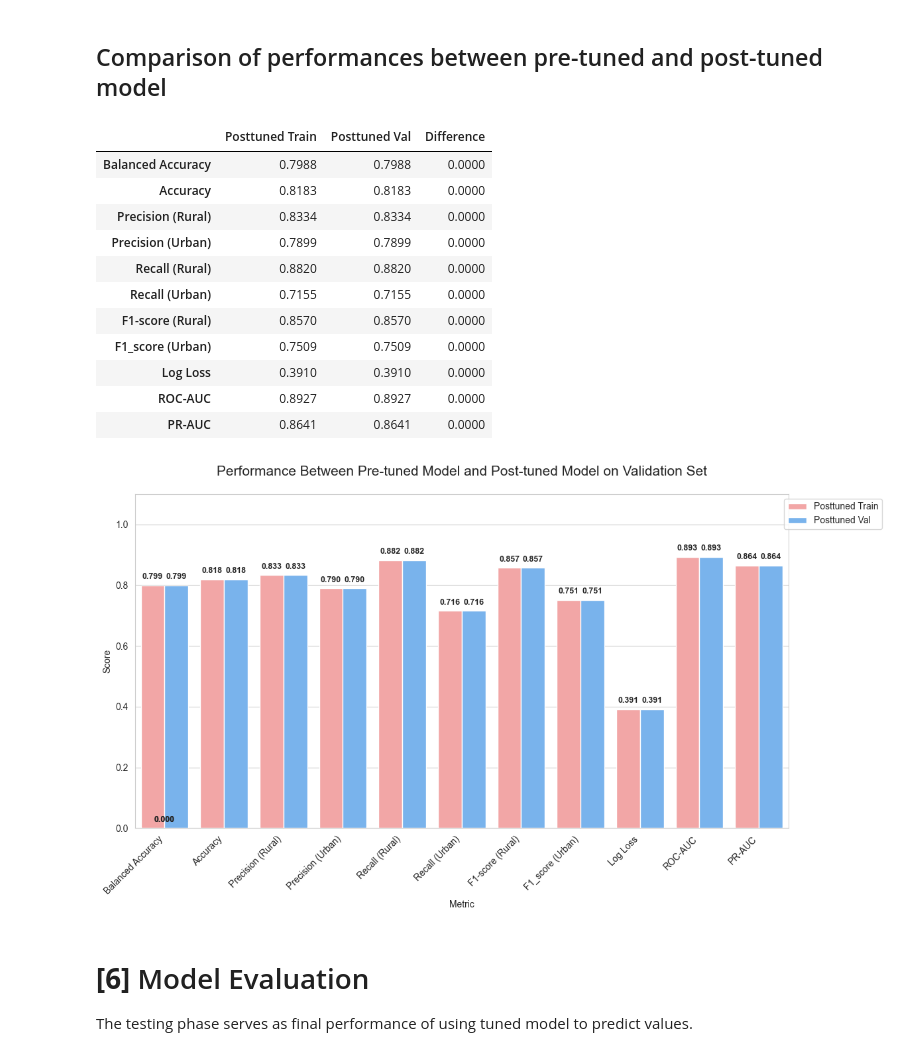
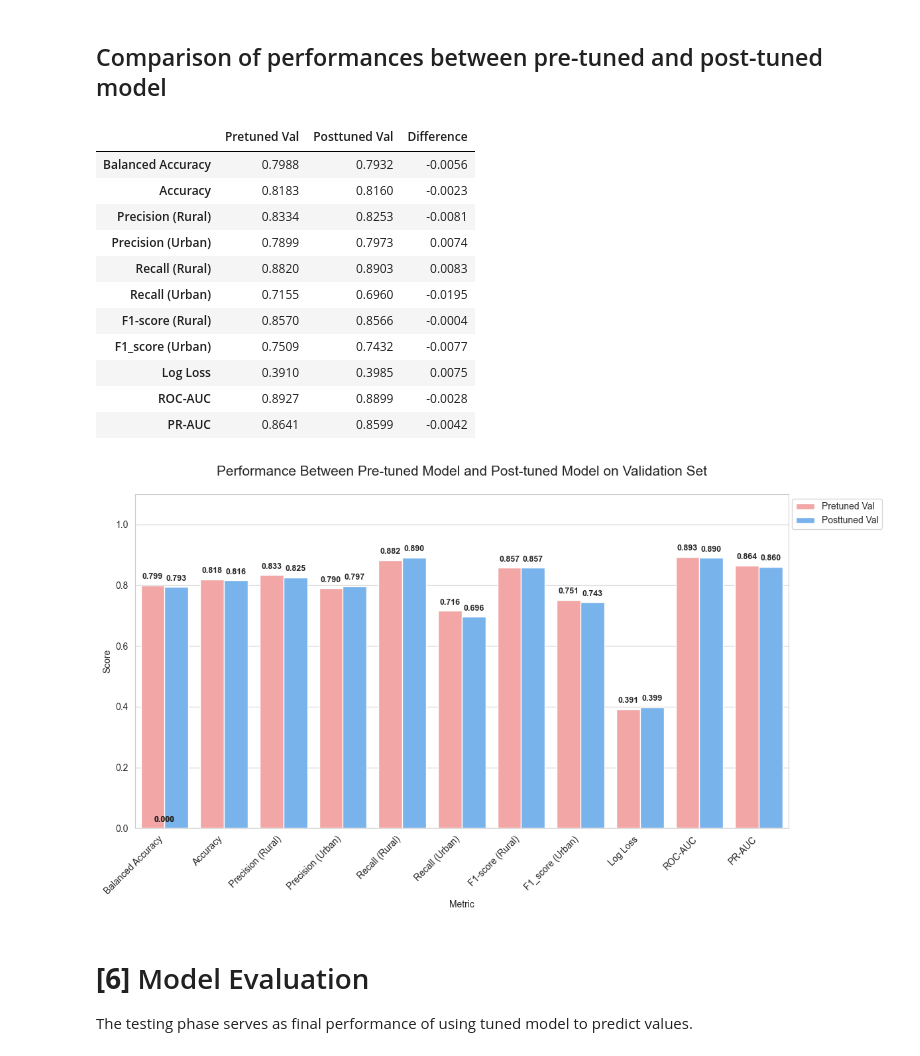
Before and after one commit to NebulaRojo9/STINTSY-MCO, a Jupyter notebook: Gradient Boosting Classifier.ipynb, the cells around one changed output. Cells and saved outputs as stored; diff of their text form; code cells hidden in the pictures.

Commit message:
Added rough implementation of model comparison

```diff
--- a/Gradient Boosting Classifier.ipynb
+++ b/Gradient Boosting Classifier.ipynb
@@ -248,9 +237,6 @@ param_dist = {
     'scale_pos_weight': stats.uniform(0.5, 0.5)
 }
 
-# creating post-tuned model and fitting it
-posttuned_xgb_model = xgb.XGBClassifier(**fixed_params)
-
 
 # Defining randoms and training it
 random_search = RandomizedSearchCV(
@@ -259,7 +245,7 @@ random_search = RandomizedSearchCV(
     n_iter=10,
     scoring='f1',
     n_jobs=-1,
-    refit=False,
+    refit=True,
     cv=5,
     random_state=42
 )
@@ -268,7 +254,7 @@ random_search.fit(X_train_scaled, y_train)
 
 # Displaying best set of hyperparameters and corresponding score
 posttuned_params = random_search.best_params_
-post_tuned_xgb_model = xgb.XGBClassifier(**posttuned_params, **fixed_params)
+posttuned_xgb_model = xgb.XGBClassifier(**posttuned_params, **fixed_params)
 posttuned_xgb_model.fit(X_train_scaled, y_train)
 # %% [output]
 XGBClassifier(base_score=None, booster=None, callbacks=None,
@@ -305,28 +292,28 @@ y_posttuned_metrics_val = evaluate_model_comprehensive(y_prob=y_posttuned_prob_v
 # %%
 # Code to compare performances between pre-tuned and post-tuned model
 compare_preval_vs_postval = compare_values(first_metrics=y_pretuned_metrics_val,
                                                 second_metrics=y_posttuned_metrics_val,
-                                                first_name='Posttuned Train',
+                                                first_name='Pretuned Val',
                                                 second_name='Posttuned Val')
 display(compare_preval_vs_postval)
 bar_graph(comparison_df=compare_preval_vs_postval.data,
           title='Performance Between Pre-tuned Model and Post-tuned Model on Validation Set',
           x_axis_name = 'Metric',
           y_axis_name = 'Score')
 # %% [output]
-|  | Posttuned Train | Posttuned Val | Difference |
-| Balanced Accuracy | 0.7988 | 0.7988 | 0.0000 |
-| Accuracy | 0.8183 | 0.8183 | 0.0000 |
-| Precision (Rural) | 0.8334 | 0.8334 | 0.0000 |
-| Precision (Urban) | 0.7899 | 0.7899 | 0.0000 |
-| Recall (Rural) | 0.8820 | 0.8820 | 0.0000 |
-| Recall (Urban) | 0.7155 | 0.7155 | 0.0000 |
-| F1-score (Rural) | 0.8570 | 0.8570 | 0.0000 |
-| F1_score (Urban) | 0.7509 | 0.7509 | 0.0000 |
-| Log Loss | 0.3910 | 0.3910 | 0.0000 |
-| ROC-AUC | 0.8927 | 0.8927 | 0.0000 |
-| PR-AUC | 0.8641 | 0.8641 | 0.0000 |
+|  | Pretuned Val | Posttuned Val | Difference |
+| Balanced Accuracy | 0.7988 | 0.7932 | -0.0056 |
+| Accuracy | 0.8183 | 0.8160 | -0.0023 |
+| Precision (Rural) | 0.8334 | 0.8253 | -0.0081 |
+| Precision (Urban) | 0.7899 | 0.7973 | 0.0074 |
+| Recall (Rural) | 0.8820 | 0.8903 | 0.0083 |
+| Recall (Urban) | 0.7155 | 0.6960 | -0.0195 |
+| F1-score (Rural) | 0.8570 | 0.8566 | -0.0004 |
+| F1_score (Urban) | 0.7509 | 0.7432 | -0.0077 |
+| Log Loss | 0.3910 | 0.3985 | 0.0075 |
+| ROC-AUC | 0.8927 | 0.8899 | -0.0028 |
+| PR-AUC | 0.8641 | 0.8599 | -0.0042 |
-[figure, old version]
+[figure, new version]
 # %% [markdown]
 # **[6]** Model Evaluation
 The testing phase serves as final performance of using tuned model to predict values.
```
Also changed, not shown: parts of 4 cells of this notebook, 2 other files.
